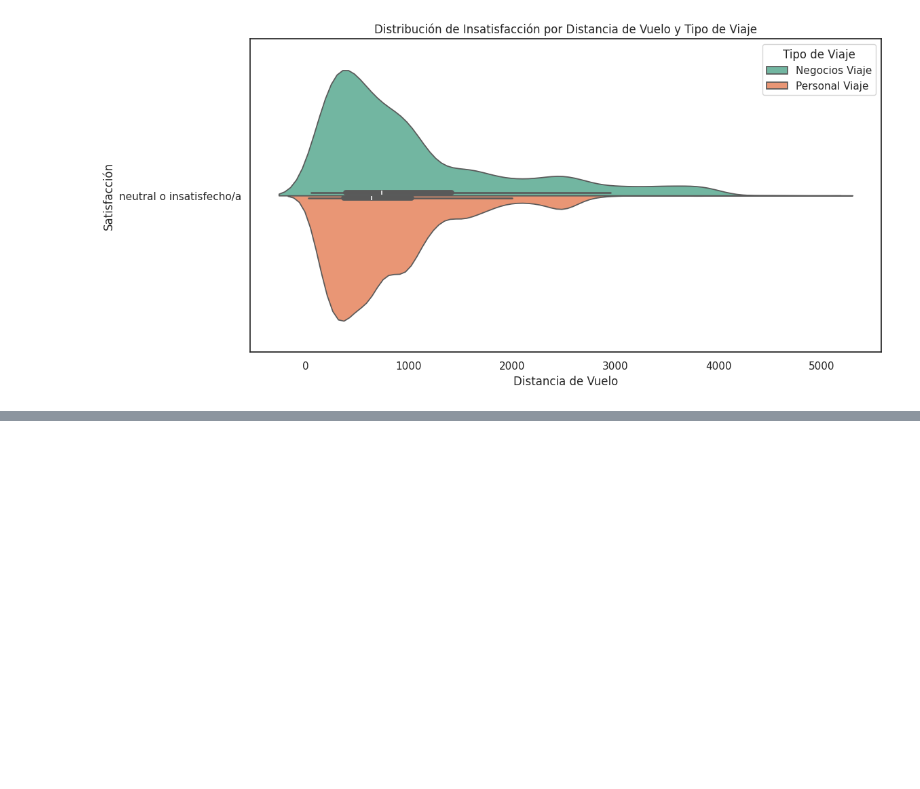
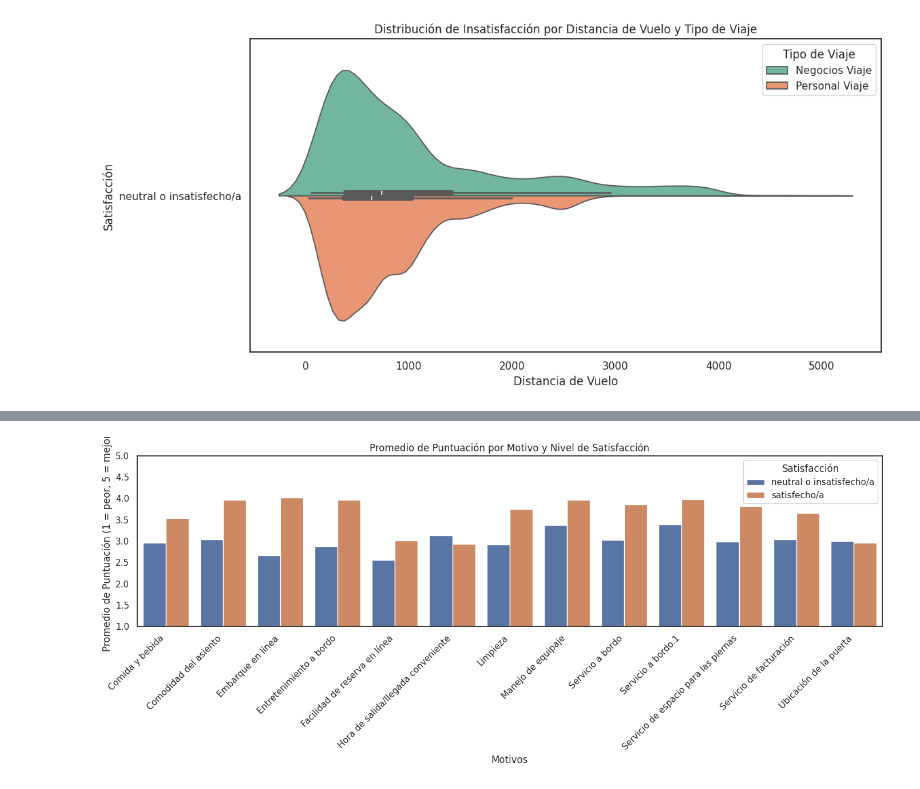
Before and after one commit to soledad-villarrubia/Data_Sciense_1, a Jupyter notebook: Proyecto_Final_CODERHOUSE.ipynb, the cells around one changed output, grey strips where cells are left out. Cells and saved outputs as stored; diff of their text form; code cells hidden in the pictures; blank space fills up the shorter version.

```diff
--- a/Proyecto_Final_CODERHOUSE.ipynb
+++ b/Proyecto_Final_CODERHOUSE.ipynb
@@ -270,3 +270,7 @@ plt.ylabel('Satisfacción')
 plt.show()
 # %% [output]
 [figure]
+# %%
+#Gráfico de promedio por motivo y satisfacción
+motivos = ['Hora de salida/llegada conveniente', 'Facilidad de reserva en línea', 'Ubicación de la puerta','Comida y bebida','Embarque en línea', 'Comodidad del asiento', 'Entretenimiento a bordo', 'Servicio a bordo', 'Servicio de espacio para las piernas', 'Manejo de equipaje', 'Servicio de facturación', 'Servicio a bordo.1' , 'Limpieza' ]
+#defino todos los motivos de puntuación del 1 al 5 bajo "motivos"
@@ -272,0 +295,31 @@ plt.show()
+# %%
+# Gráfico de promedio por motivo y satisfacción
+df_melt = df.melt(id_vars=['Satisfacción'],
+                  value_vars=motivos,
+                  var_name='motivos',
+                  value_name='Puntuacion')
+# Guardo el resultado del melt en un nuevo DataFrame llamado df_melt para usarlo en los gráficos
+# %%
+# Calcular promedios por motivo y satisfacción
+df_avg = df_melt.groupby(['motivos', 'Satisfacción'])['Puntuacion'].mean().reset_index()
+
+# Gráfico de barras agrupadas (vertical, como tu ejemplo)
+plt.figure(figsize=(14,6))
+sns.barplot(
+    data=df_avg,
+    x='motivos',
+    y='Puntuacion',
+    hue='Satisfacción')
+
+
+plt.ylim(1,5)  # rango de la escala 1-5
+plt.ylabel("Promedio de Puntuación (1 = peor, 5 = mejor)")
+plt.xlabel("Motivos")
+plt.title("Promedio de Puntuación por Motivo y Nivel de Satisfacción")
+plt.xticks(rotation=45, ha="right")
+plt.legend(title="Satisfacción")
+plt.tight_layout()
+
+plt.show()
+# %% [output]
+[figure, added]
```
Also changed, not shown: parts of 3 cells of this notebook.
